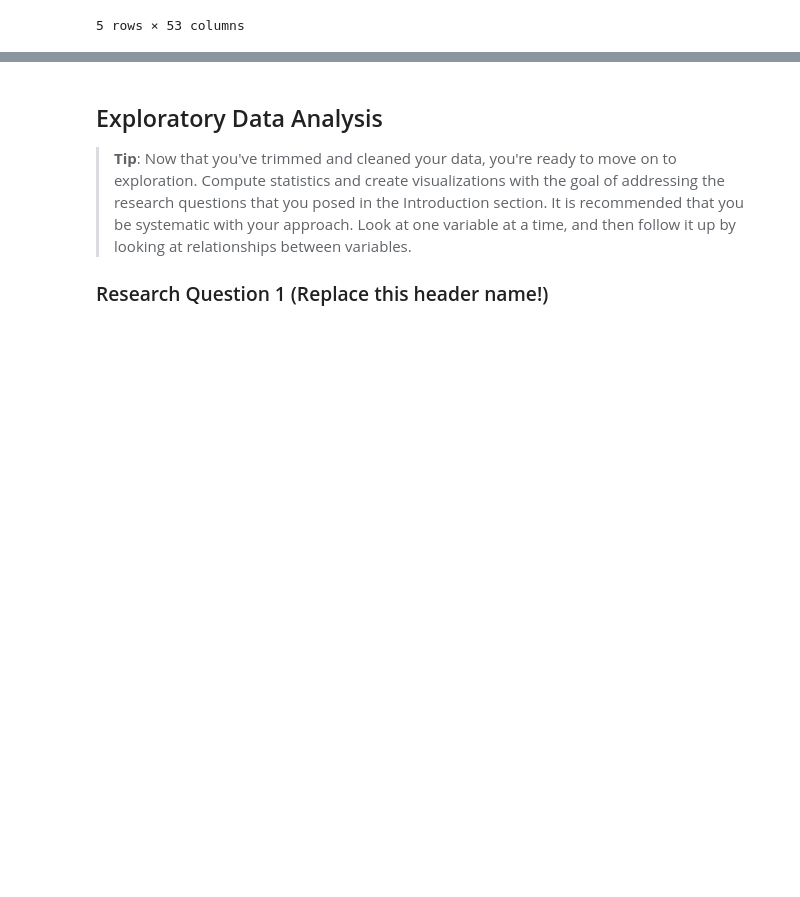
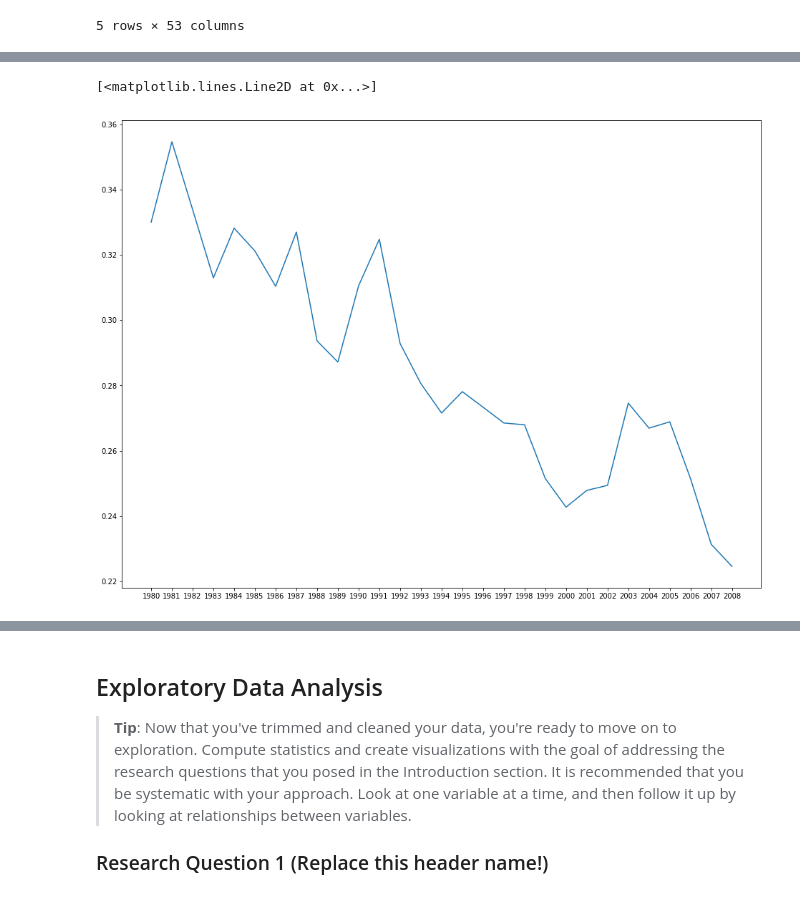
Before and after one commit to hstoefen/Intro-to-Data-Analysis, a Jupyter notebook: Final Project/project_draft1.ipynb, the cells around one changed output, grey strips where cells are left out. Cells and saved outputs as stored; diff of their text form; code cells hidden in the pictures; blank space fills up the shorter version.

```diff
--- a/Final Project/project_draft1.ipynb
+++ b/Final Project/project_draft1.ipynb
@@ -207,3 +108,7 @@ co2_per_usd.head()
 | 3 | American Samoa | NaN | NaN | NaN | NaN | NaN | NaN | NaN | NaN | NaN | ... |
 | 4 | Andorra | NaN | NaN | NaN | NaN | NaN | NaN | NaN | NaN | NaN | ... |
 5 rows × 53 columns
+# %%
+co2_per_usd = co2_per_usd.dropna(axis=1, how='all')
+co2_per_usd = co2_per_usd.dropna(axis=0, how='all')
+co2_per_usd.head()
@@ -210,2 +123,2 @@ co2_per_usd.head()
 # %%
-co2_per_usd.set_index('CO2 emissions (kg per 2005 PPP $ of GDP)')
+co2_per_usd = co2_per_usd.set_index('CO2 emissions (kg per 2005 PPP $ of GDP)')
@@ -249,0 +125,3 @@ str
+# %%
+co2_per_usd_1980_2008 = co2_per_usd.dropna(axis=0, how='any')
+co2_per_usd_1980_2008
@@ -250,3 +148,8 @@ str
+# %%
+plt.plot(co2_per_usd_1980_2008.loc['Austria'])
+# %% [output]
+[<matplotlib.lines.Line2D at 0x...>]
+[figure, added]
 # %%
 co2_per_person.describe()
 # %% [output]
```
Also changed, not shown: parts of 23 cells of this notebook, 3 other files.
